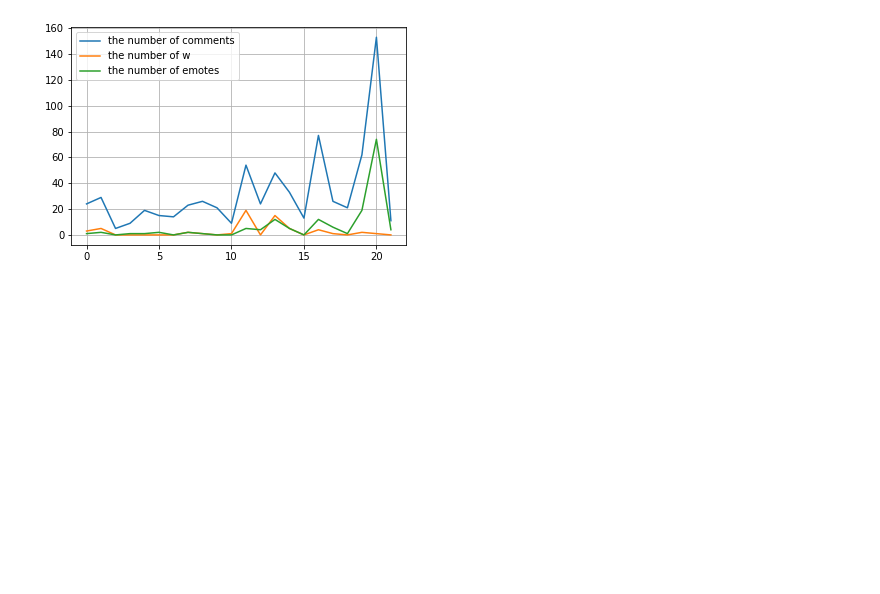
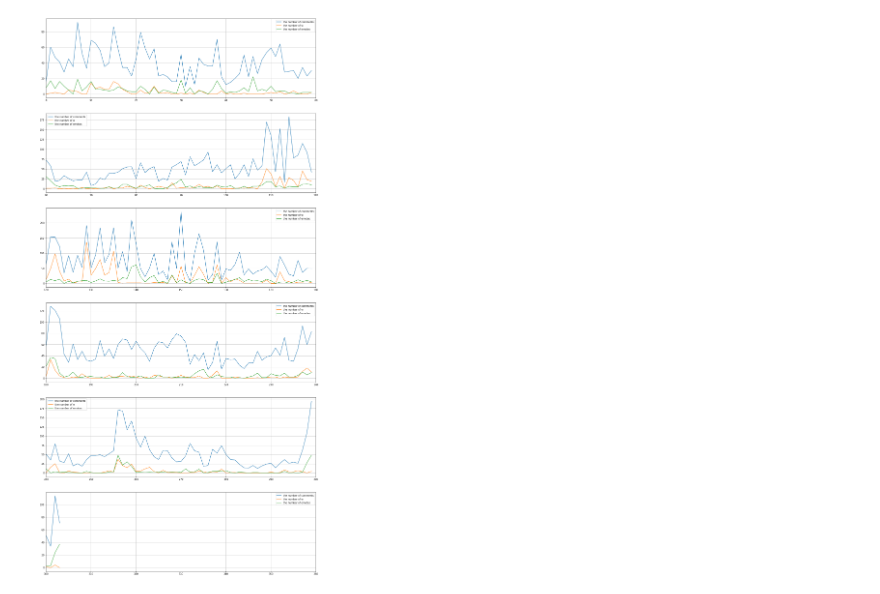
Before and after one commit to k4nekom/VisuaLive, a Jupyter notebook: analysis/work/spygre_analysis.ipynb, the cells around one changed output. Drawn from its saved outputs; the diff is of its cells as text; code cells hidden in the pictures; blank space fills up the shorter version.

```diff
--- a/analysis/work/spygre_analysis.ipynb
+++ b/analysis/work/spygre_analysis.ipynb
@@ -3,7 +3,7 @@ import pandas as pd
 import matplotlib.pyplot as plt
 from IPython.display import display
 # %%
-df = pd.read_csv('data/extracted_data.csv')
+df = pd.read_csv('data/spygea_2.csv')
 display(df)
 # %% [output]
 |  | id | commented_sec | comment | is_emoticon |
@@ -22,5 +22,6 @@ display(df)
 # %%
 df['commented_min'] = df['commented_sec'] // 60
+df['commented_min']  = df['commented_min'] .astype(int)
 # %%
 # コメント末尾が草
 df['has_w'] = df['comment'].apply(lambda x : 1if (x[-1] == 'w') or (x[-1] == 'W') or (x[-1] == 'ｗ') or (x[-1] == 'W') or (x[-1] ==  '草') else 0)
@@ -46,11 +47,27 @@ display(df)
 # %%
-fig, ax = plt.subplots()
-x = df.groupby('commented_min').count().index
-ax.plot(x, df.groupby('commented_min').count().id.values, label='the number of comments')
-ax.plot(x,df.groupby('commented_min').sum().has_w.values, label='the number of w')
-ax.plot(x,df.groupby('commented_min').sum().is_emoticon_enc.values, label='the number of emotes')
-ax.grid(axis='both')
-ax.legend()
+# 最後のコメントが投稿された時間（分）
+last_commented_minutes = df.iat[-1, 4]
+
+# グラフの個数は、last_commented_minutesを使い動的に指定。60分ごとにグラフを描画。
+graph_number = last_commented_minutes // 60  + 1
+
+# figsizeはgraph_numberを使い動的に指定。グラフ１つあたり(20,7)を割り当てる。
+fig, ax = plt.subplots(graph_number, 1, figsize=(20,  graph_number * 7))
+
+for first_index in range(0, last_commented_minutes + 1, 60):
+    # x軸の値　コメントが投稿された時間
+    x = df.groupby('commented_min').count().iloc[first_index : first_index + 60].index
+
+    # 1時間あたりのコメント数のグラフ
+    ax[(first_index + 1) // 60].plot(x, df.groupby('commented_min').count().iloc[first_index : first_index + 60].id.values, label='the number of comments')
+    # 1時間あたりの'w'、'草'の数のグラフ
+    ax[(first_index + 1) // 60].plot(x, df.groupby('commented_min').sum().iloc[first_index : first_index + 60].has_w.values, label='the number of w')
+    # 1時間あたりのスタンプの数のグラフ
+    ax[(first_index + 1) // 60].plot(x, df.groupby('commented_min').sum().iloc[first_index : first_index + 60].is_emoticon_enc.values, label='the number of emotes')
+
+    ax[(first_index + 1) // 60].grid(axis='both')
+    ax[(first_index + 1) // 60].set_xlim(first_index, first_index + 60)
+    ax[(first_index + 1) // 60].legend()
 plt.show()
 # %% [output]
-[figure, old version]
+[figure, new version]
```
Also changed, not shown: parts of 2 cells of this notebook.
